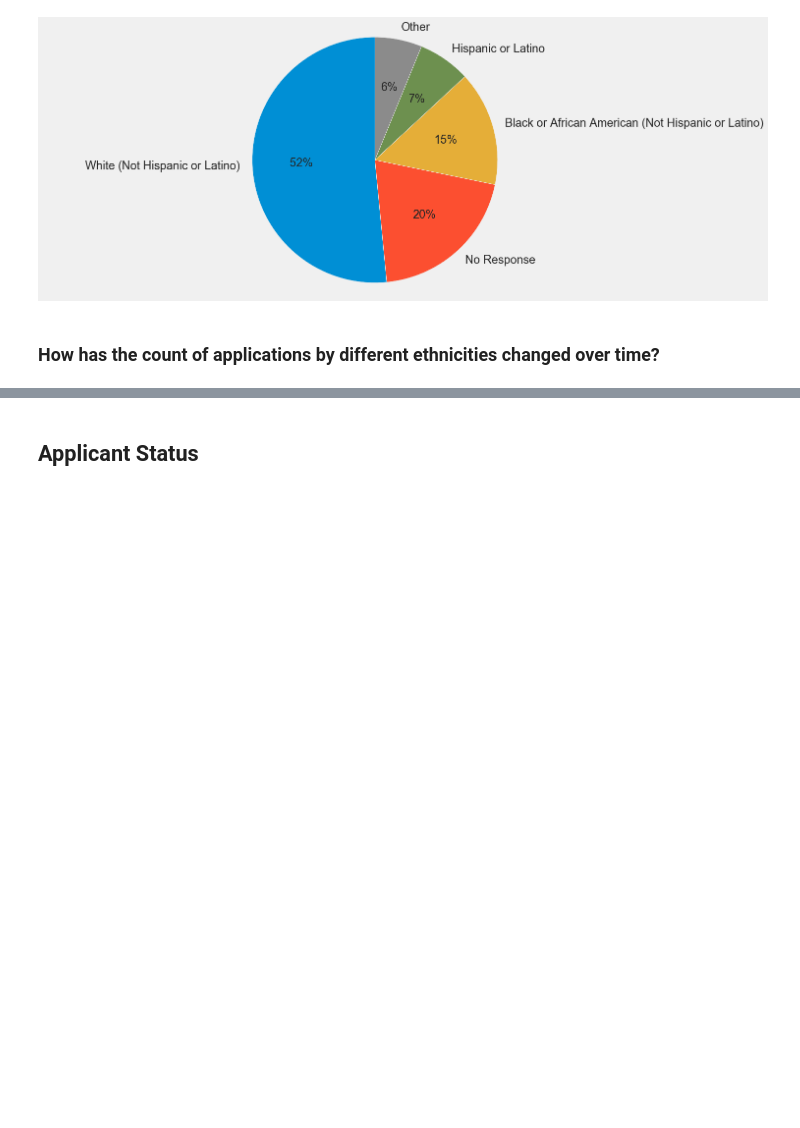
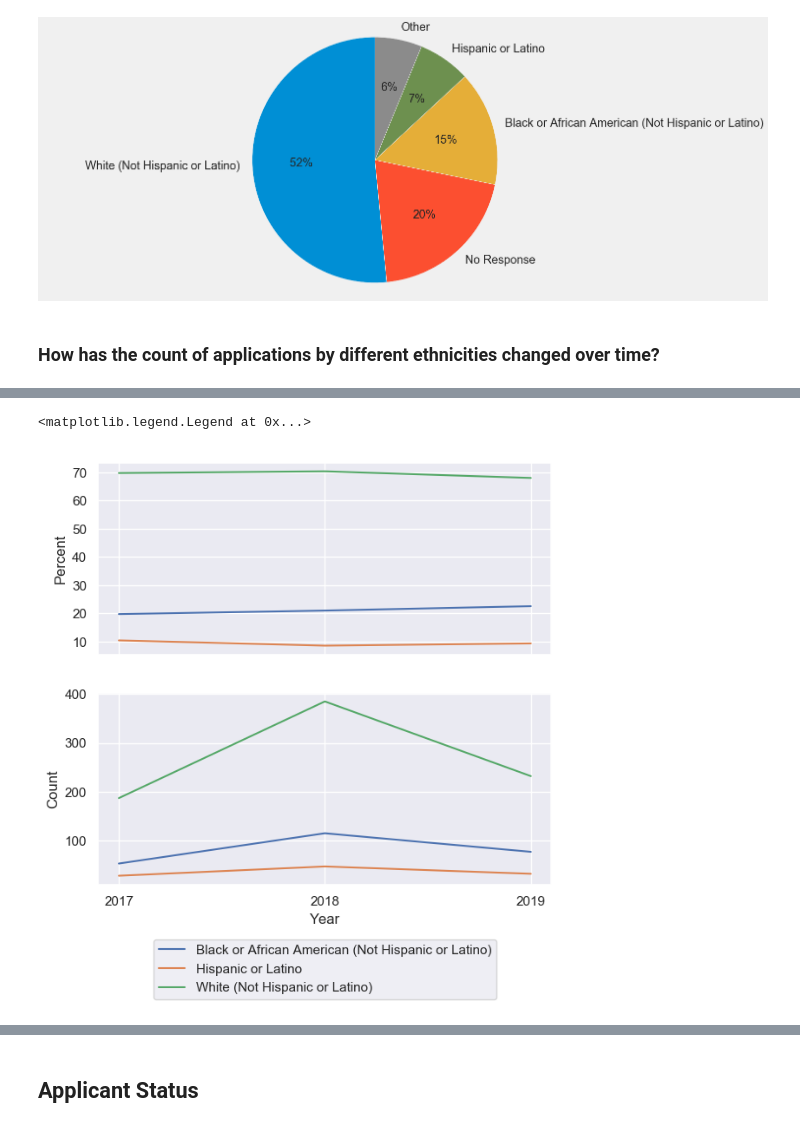
Before and after one commit to mrkjhsn/South-Bend-Police-Department-Recruitment, a Jupyter notebook: south_bend_police_recruitment.ipynb, the cells around one changed output, grey strips where cells are left out. Drawn from its saved outputs; the diff is of its cells as text; code cells hidden in the pictures; blank space fills up the shorter version.

```diff
--- a/south_bend_police_recruitment.ipynb
+++ b/south_bend_police_recruitment.ipynb
@@ -95,0 +106,4 @@ ethnicity_count_year = app_status_by_ethnicity.groupby(['Ethnicity', 'Year'])['E
+# %%
+# what percent of applicants over time are from which ethnicities?
+eth_per_app_yr = app_status_by_ethnicity.groupby(['Year', 'Ethnicity'])['Ethnicity'].agg(['count']) \
+    .groupby(level=0).apply(lambda x: 100 * x / float(x.sum())).reset_index()
@@ -95,0 +123,33 @@ ethnicity_count_year = app_status_by_ethnicity.groupby(['Ethnicity', 'Year'])['E
+# %%
+fig, axes = plt.subplots(nrows=2, ncols=1, sharex='col')
+
+# sns.set(rc={'figure.figsize':(6,6)})
+sns.set_context('notebook')
+
+percent = sns.lineplot(x="Year", \
+             y="count",
+             hue="Ethnicity",
+             data=eth_per_app_yr,
+            legend=False,
+             ax=axes[0])
+
+percent.xaxis.set_major_locator(ticker.MultipleLocator())
+percent.set_ylabel('Percent')
+
+count = sns.lineplot(x="Year", \
+             y="count",
+             hue="Ethnicity",
+             data=ethnicity_count_year.reset_index(),
+            legend='full',
+            ax=axes[1])
+
+count.xaxis.set_major_locator(ticker.MultipleLocator())
+count.set_ylabel('Count')
+
+handles, labels = count.get_legend_handles_labels()
+count.legend(handles=handles[1:], labels=labels[1:], loc='upper center', bbox_to_anchor=(0.5, -0.25), ncol=1)
+
+# plt.savefig('visualizations/ethnicity_count&percent_change.png', bbox_inches='tight')
+# %% [output]
+<matplotlib.legend.Legend at 0x...>
+[figure, added]
```
Also changed, not shown: parts of 16 cells of this notebook.
